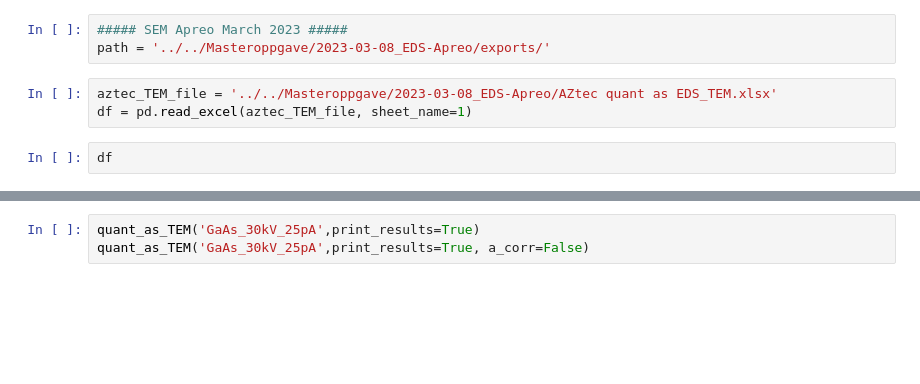
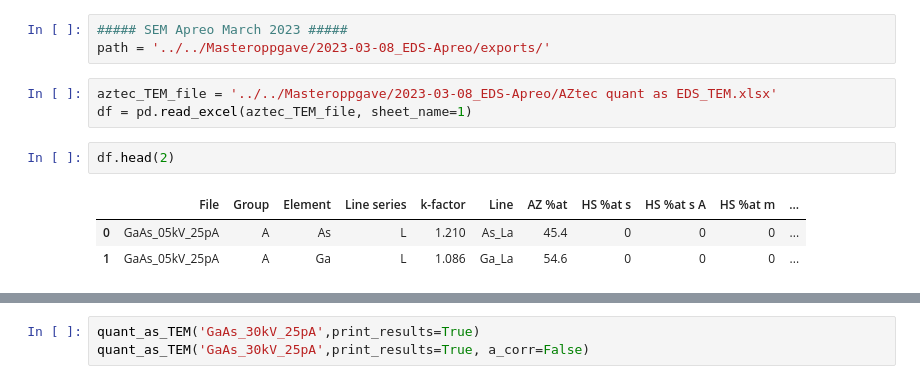
Before and after one commit to brynjarmorka/sem-eds-qc, a Jupyter notebook: quantitative_HS_as_TEM.ipynb, the cells around one changed output, grey strips where cells are left out. Saved outputs shown, nothing was run; the diff lists cells and outputs as text; blank space fills up the shorter version.

```diff
--- a/quantitative_HS_as_TEM.ipynb
+++ b/quantitative_HS_as_TEM.ipynb
@@ -11,6 +15,10 @@ path = '../../Masteroppgave/2023-03-08_EDS-Apreo/exports/'
 aztec_TEM_file = '../../Masteroppgave/2023-03-08_EDS-Apreo/AZtec quant as EDS_TEM.xlsx'
 df = pd.read_excel(aztec_TEM_file, sheet_name=1)
 # %%
-df
+df.head(2)
+# %% [output]
+|  | File | Group | Element | Line series | k-factor | Line | AZ %at | HS %at s | HS %at s A | HS %at m | ... |
+| 0 | GaAs_05kV_25pA | A | As | L | 1.210 | As_La | 45.4 | 0 | 0 | 0 | ... |
+| 1 | GaAs_05kV_25pA | A | Ga | L | 1.086 | Ga_La | 54.6 | 0 | 0 | 0 | ... |
 # %%
 def quant_as_TEM(filename, a_corr=True, noise_slice=0.65, print_results=False):
```
Also changed, not shown: parts of 13 cells of this notebook, 1 other file.
